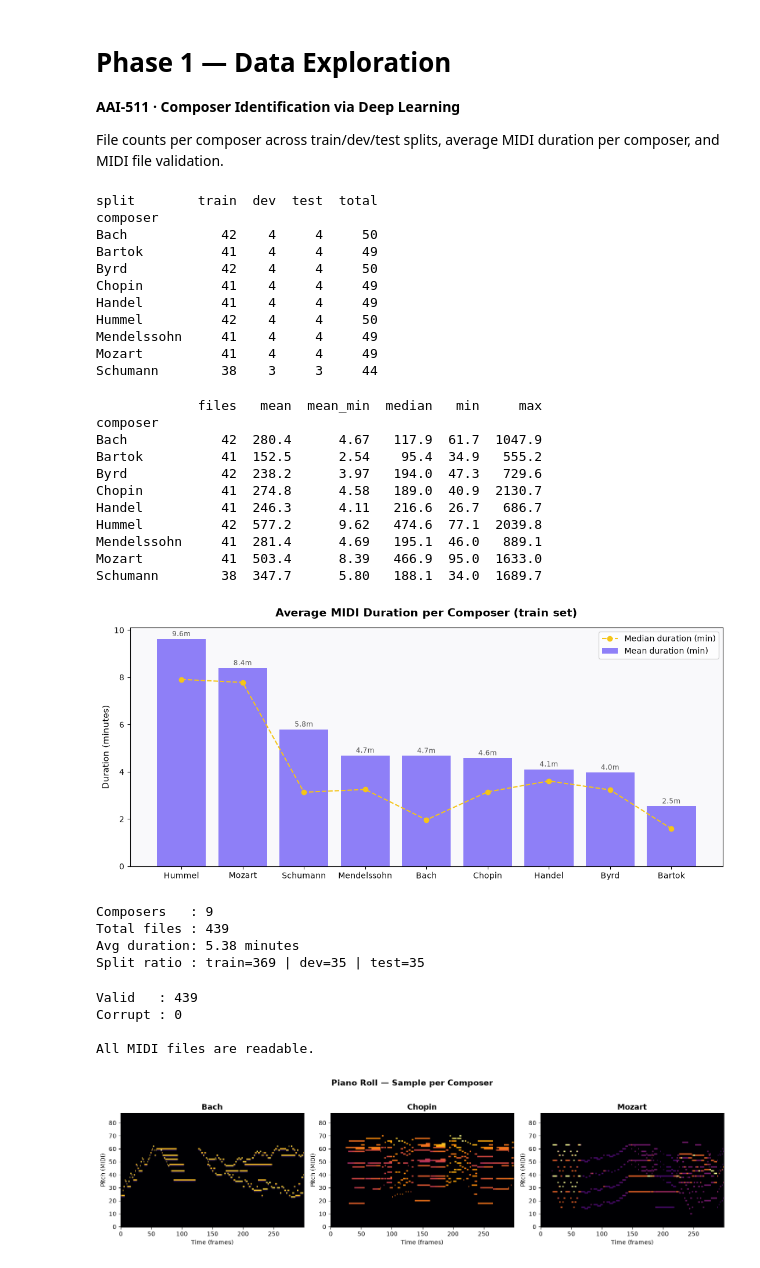
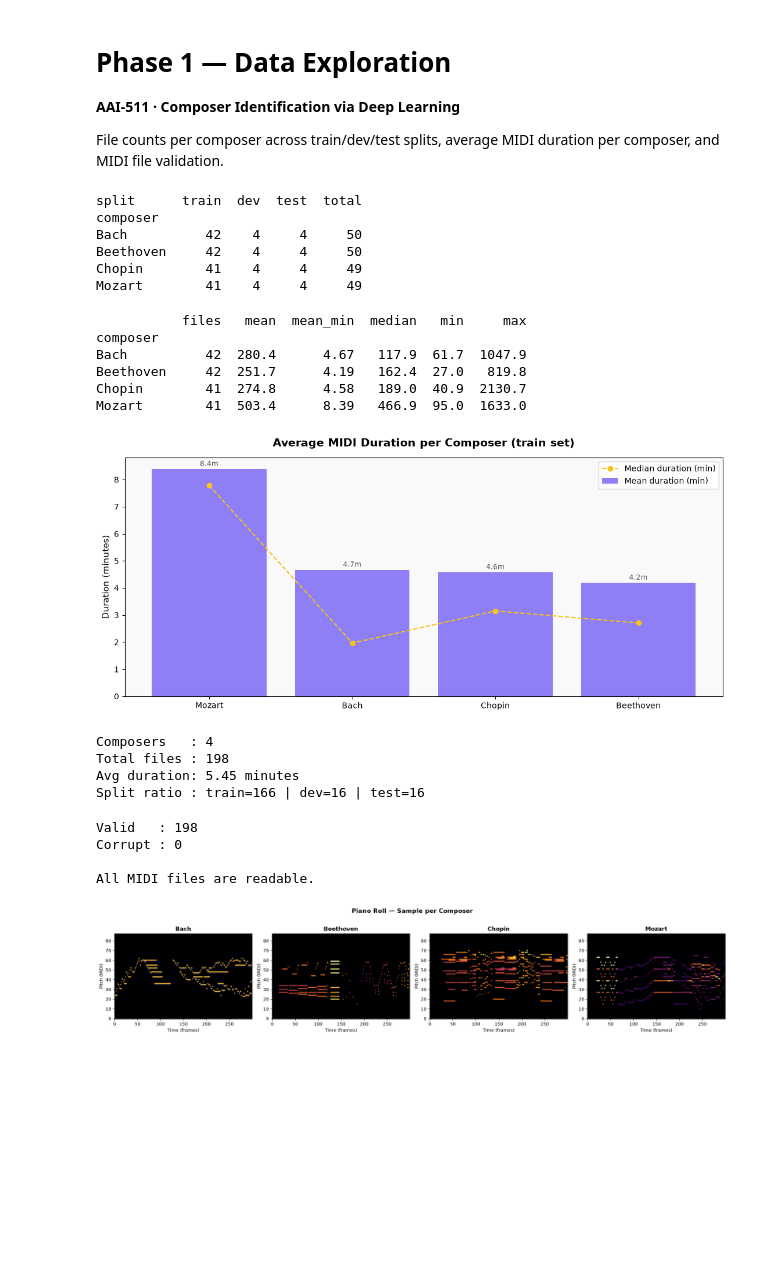
Before and after one commit to vgsilva-eng/Neural-Networks, a Jupyter notebook: data_exploration.ipynb, the cells around one changed output. Saved outputs shown, nothing was run; the diff lists cells and outputs as text; code cells hidden in the pictures; blank space fills up the shorter version.

Commit message:
Scope dataset to 4 required composers; add Beethoven data and update docs

```diff
--- a/data_exploration.ipynb
+++ b/data_exploration.ipynb
@@ -14,12 +14,15 @@ import numpy as np
 # %%
 # 1. File Counts per Composer
 DATA_DIR = 'data'
+COMPOSERS = ['bach', 'beethoven', 'chopin', 'mozart']
 splits = ['train', 'dev', 'test']
 records = []
 
 for split in splits:
     split_dir = os.path.join(DATA_DIR, split)
     for composer in sorted(os.listdir(split_dir)):
+        if composer not in COMPOSERS:
+            continue
         composer_dir = os.path.join(split_dir, composer)
         if not os.path.isdir(composer_dir):
             continue
@@ -32,22 +35,19 @@ pivot['total'] = pivot.sum(axis=1)
 pivot = pivot[['train', 'dev', 'test', 'total']]
 print(pivot.to_string())
 # %% [output]
-split        train  dev  test  total
+split      train  dev  test  total
 composer
-Bach            42    4     4     50
-Bartok          41    4     4     49
-Byrd            42    4     4     50
-Chopin          41    4     4     49
-Handel          41    4     4     49
-Hummel          42    4     4     50
-Mendelssohn     41    4     4     49
-Mozart          41    4     4     49
-Schumann        38    3     3     44
+Bach          42    4     4     50
+Beethoven     42    4     4     50
+Chopin        41    4     4     49
+Mozart        41    4     4     49
 # %%
 # 2. Average Duration per Composer (train set)
 duration_records = []
 
 for composer in sorted(os.listdir(os.path.join(DATA_DIR, 'train'))):
+    if composer not in COMPOSERS:
+        continue
     composer_dir = os.path.join(DATA_DIR, 'train', composer)
     if not os.path.isdir(composer_dir):
         continue
@@ -68,17 +68,12 @@ summary = df_dur.groupby('composer')['duration_s'].agg(
 summary['mean_min'] = (summary['mean'] / 60).round(2)
 print(summary[['files', 'mean', 'mean_min', 'median', 'min', 'max']].to_string())
 # %% [output]
-             files   mean  mean_min  median   min     max
+           files   mean  mean_min  median   min     max
 composer
-Bach            42  280.4      4.67   117.9  61.7  1047.9
-Bartok          41  152.5      2.54    95.4  34.9   555.2
-Byrd            42  238.2      3.97   194.0  47.3   729.6
-Chopin          41  274.8      4.58   189.0  40.9  2130.7
-Handel          41  246.3      4.11   216.6  26.7   686.7
-Hummel          42  577.2      9.62   474.6  77.1  2039.8
-Mendelssohn     41  281.4      4.69   195.1  46.0   889.1
-Mozart          41  503.4      8.39   466.9  95.0  1633.0
-Schumann        38  347.7      5.80   188.1  34.0  1689.7
+Bach          42  280.4      4.67   117.9  61.7  1047.9
+Beethoven     42  251.7      4.19   162.4  27.0   819.8
+Chopin        41  274.8      4.58   189.0  40.9  2130.7
+Mozart        41  503.4      8.39   466.9  95.0  1633.0
 # %%
 fig, ax = plt.subplots(figsize=(11, 5))
 
@@ -99,7 +94,7 @@ ax.set_facecolor('#f9f9fb')
 fig.tight_layout()
 plt.show()
 # %% [output]
-[figure, old version]
+[figure, new version]
 # %%
 # 3. Summary
 total_files = pivot['total'].sum()
@@ -111,10 +106,10 @@ print(f"Total files : {total_files}")
 print(f"Avg duration: {overall_avg:.2f} minutes")
 print(f"Split ratio : train={pivot['train'].sum()} | dev={pivot['dev'].sum()} | test={pivot['test'].sum()}")
 # %% [output]
-Composers   : 9
-Total files : 439
-Avg duration: 5.38 minutes
-Split ratio : train=369 | dev=35 | test=35
+Composers   : 4
+Total files : 198
+Avg duration: 5.45 minutes
+Split ratio : train=166 | dev=16 | test=16
 # %%
 # 4. Corrupt MIDI Files
 corrupt = []
@@ -123,6 +118,8 @@ valid = []
 for split in ['train', 'dev', 'test']:
     split_dir = os.path.join(DATA_DIR, split)
     for composer in sorted(os.listdir(split_dir)):
+        if composer not in COMPOSERS:
+            continue
         composer_dir = os.path.join(split_dir, composer)
         if not os.path.isdir(composer_dir):
             continue
@@ -146,28 +143,28 @@ if corrupt:
 else:
     print("\nAll MIDI files are readable.")
 # %% [output]
-Valid   : 439
+Valid   : 198
 Corrupt : 0
 
 All MIDI files are readable.
 # %%
 # 5. Piano Roll Visualization
-composers_sample = ['bach', 'chopin', 'mozart']
-fig, axes = plt.subplots(1, 3, figsize=(15, 4))
+composers_sample = COMPOSERS  # ['bach', 'beethoven', 'chopin', 'mozart']
+fig, axes = plt.subplots(1, 4, figsize=(20, 4))
 
 for ax, composer in zip(axes, composers_sample):
     folder = os.path.join(DATA_DIR, 'train', composer)
     midi_file = sorted(f for f in os.listdir(folder) if f.endswith('.mid'))[0]
     midi = pretty_midi.PrettyMIDI(os.path.join(folder, midi_file))
     roll = midi.get_piano_roll(fs=10)  # 10 frames per second
     roll = roll[21:109, :300]          # MIDI notes 21-108 (piano range), first 30s
     ax.imshow(roll, aspect='auto', origin='lower', cmap='inferno')
     ax.set_title(composer.capitalize(), fontsize=13, fontweight='bold')
     ax.set_xlabel('Time (frames)')
     ax.set_ylabel('Pitch (MIDI)')
 
 fig.suptitle('Piano Roll — Sample per Composer', fontsize=14, fontweight='bold', y=1.02)
 fig.tight_layout()
 plt.show()
 # %% [output]
-[figure, old version]
+[figure, new version]
```
Also changed, not shown: parts of 1 cell of this notebook, 3 other files.
